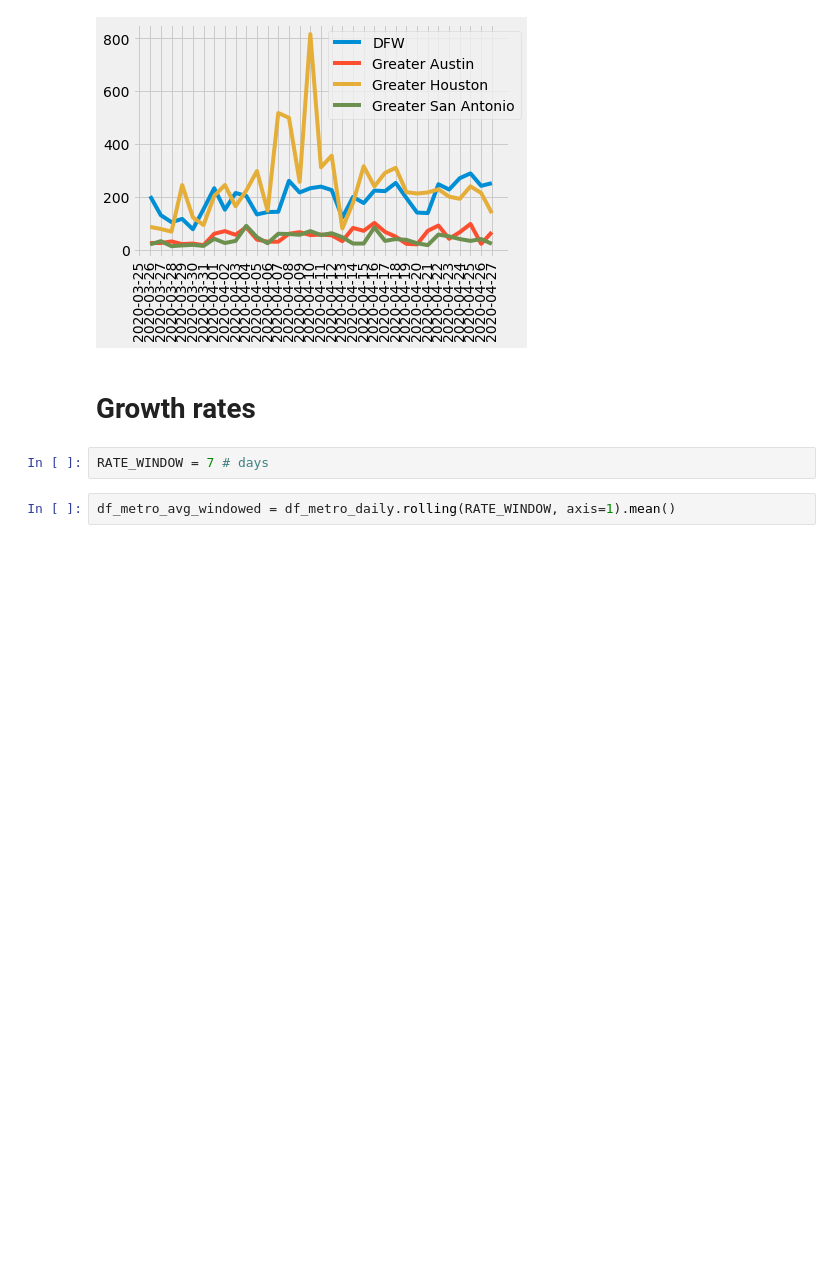
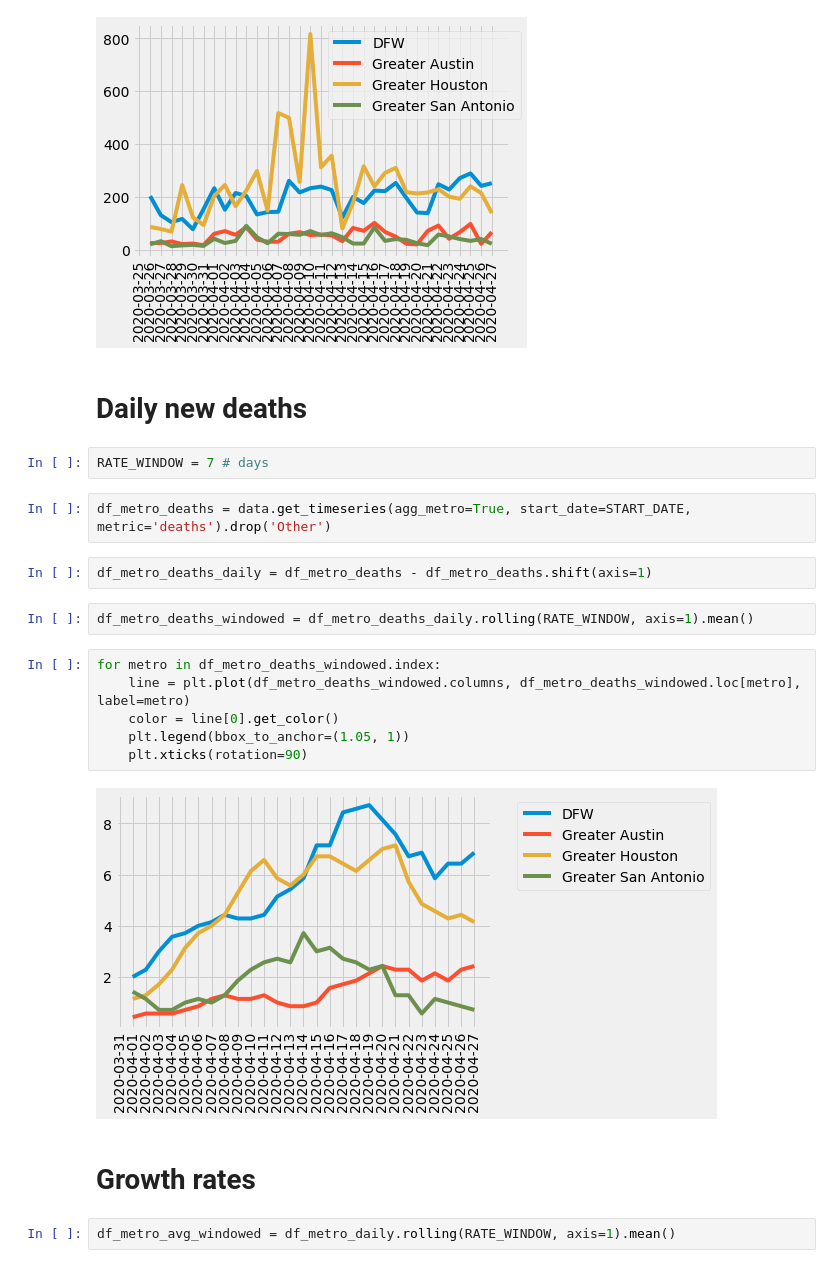
Before and after one commit to RasterBurn/texascovid19, a Jupyter notebook: notebooks/01_plots.ipynb, the cells around one changed output. Drawn from its saved outputs; the diff is of its cells as text; blank space fills up the shorter version.

Commit message:
add metro deaths chart

```diff
--- a/notebooks/01_plots.ipynb
+++ b/notebooks/01_plots.ipynb
@@ -107,10 +107,26 @@ for metro in df_metro_daily.index:
     plt.xticks(rotation=90)
 # %% [output]
 [figure]
+# %% [markdown]
+# Daily new deaths
+# %%
+RATE_WINDOW = 7 # days
+# %%
+df_metro_deaths = data.get_timeseries(agg_metro=True, start_date=START_DATE, metric='deaths').drop('Other')
+# %%
+df_metro_deaths_daily = df_metro_deaths - df_metro_deaths.shift(axis=1)
+# %%
+df_metro_deaths_windowed = df_metro_deaths_daily.rolling(RATE_WINDOW, axis=1).mean()
+# %%
+for metro in df_metro_deaths_windowed.index:
+    line = plt.plot(df_metro_deaths_windowed.columns, df_metro_deaths_windowed.loc[metro], label=metro)
+    color = line[0].get_color()
+    plt.legend(bbox_to_anchor=(1.05, 1))
+    plt.xticks(rotation=90)
+# %% [output]
+[figure, added]
 # %% [markdown]
 # Growth rates
-# %%
-RATE_WINDOW = 7 # days
 # %%
 df_metro_avg_windowed = df_metro_daily.rolling(RATE_WINDOW, axis=1).mean()
 # %%
```
Also changed, not shown: parts of 2 cells of this notebook, 1 other file.
